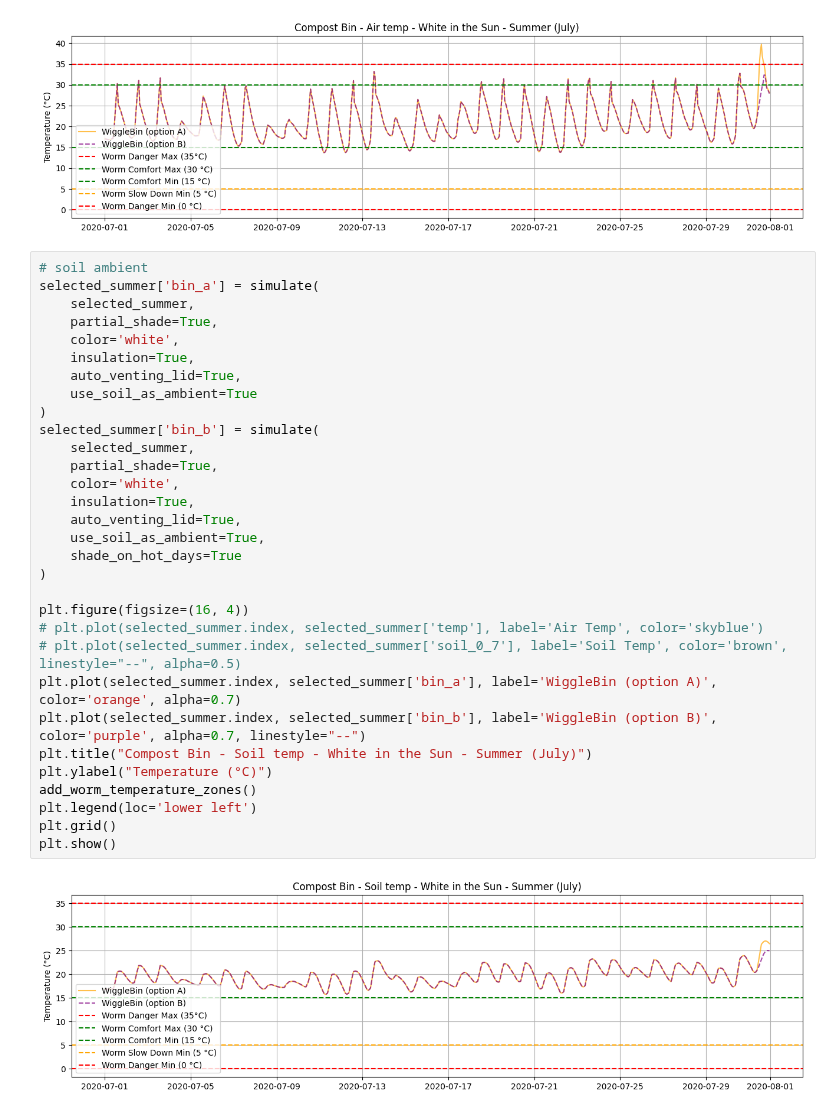
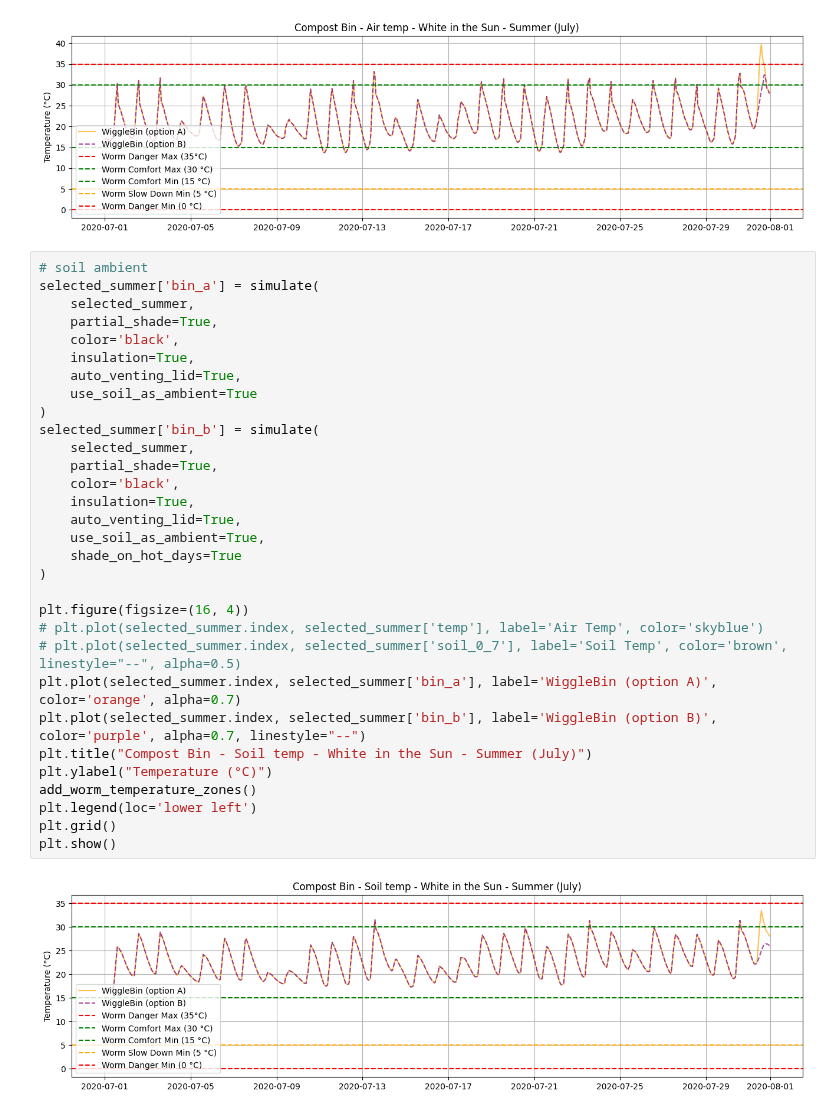
Before and after one commit to wiggle-bin/wiggle-research, a Jupyter notebook: wiggle-bin-summer-model.ipynb, the cells around one changed output. Cells and saved outputs as stored; diff of their text form.

Commit message:
Fixed black and white label

```diff
--- a/wiggle-bin-summer-model.ipynb
+++ b/wiggle-bin-summer-model.ipynb
@@ -96,33 +96,33 @@ plt.show()
 # %%
 # soil ambient
 selected_summer['bin_a'] = simulate(
     selected_summer,
     partial_shade=True,
-    color='white',
+    color='black',
     insulation=True,
     auto_venting_lid=True,
     use_soil_as_ambient=True
 )
 selected_summer['bin_b'] = simulate(
     selected_summer,
     partial_shade=True,
-    color='white',
+    color='black',
     insulation=True,
     auto_venting_lid=True,
     use_soil_as_ambient=True,
     shade_on_hot_days=True
 )
 
 plt.figure(figsize=(16, 4))
 # plt.plot(selected_summer.index, selected_summer['temp'], label='Air Temp', color='skyblue')
 # plt.plot(selected_summer.index, selected_summer['soil_0_7'], label='Soil Temp', color='brown', linestyle="--", alpha=0.5)
 plt.plot(selected_summer.index, selected_summer['bin_a'], label='WiggleBin (option A)', color='orange', alpha=0.7)
 plt.plot(selected_summer.index, selected_summer['bin_b'], label='WiggleBin (option B)', color='purple', alpha=0.7, linestyle="--")
 plt.title("Compost Bin - Soil temp - White in the Sun - Summer (July)")
 plt.ylabel("Temperature (°C)")
 add_worm_temperature_zones()
 plt.legend(loc='lower left')
 plt.grid()
 plt.show()
 # %% [output]
-[figure, old version]
+[figure, new version]
```
